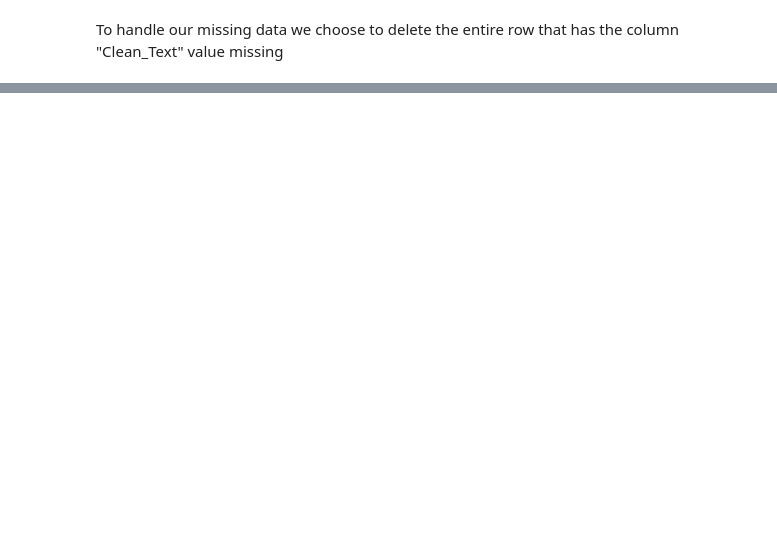
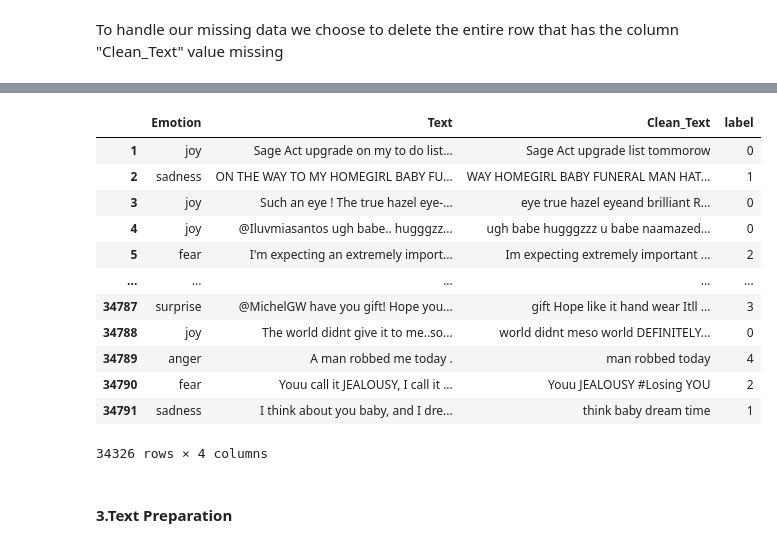
Before and after one commit to AKRAM-2002/End2End-nlp-project, a Jupyter notebook: notebooks/Emotion_Detection_Classifier.ipynb, the cells around one changed output, grey strips where cells are left out. Saved outputs shown, nothing was run; the diff lists cells and outputs as text; code cells hidden in the pictures; blank space fills up the shorter version.

```diff
--- a/notebooks/Emotion_Detection_Classifier.ipynb
+++ b/notebooks/Emotion_Detection_Classifier.ipynb
@@ -164,0 +213,17 @@ Conclusion: no our data is free of null values
+# %%
+# create a label mapping dictionary
+label_map = { "joy":0,
+              "sadness":1,
+              "fear":2,
+              "surprise":3,
+              "anger":4,
+              "shame":5,
+              "neutral":6,
+              "disgust":7}
+# %%
+def label_encode(data,label):
+    label=data[label].map(label_map)
+    return label
+# %%
+# replace the values using the label mapping dictionary
+df["label"] = label_encode(df, "Emotion")
@@ -164,0 +239,20 @@ Conclusion: no our data is free of null values
+# %%
+df = df.drop(["Text Length"],axis=1)
+# %%
+df
+# %% [output]
+|  | Emotion | Text | Clean_Text | label |
+| 1 | joy | Sage Act upgrade on my to do list... | Sage Act upgrade list tommorow | 0 |
+| 2 | sadness | ON THE WAY TO MY HOMEGIRL BABY FU... | WAY HOMEGIRL BABY FUNERAL MAN HAT... | 1 |
+| 3 | joy | Such an eye ! The true hazel eye-... | eye true hazel eyeand brilliant R... | 0 |
+| 4 | joy | @Iluvmiasantos ugh babe.. hugggzz... | ugh babe hugggzzz u babe naamazed... | 0 |
+| 5 | fear | I'm expecting an extremely import... | Im expecting extremely important ... | 2 |
+| ... | ... | ... | ... | ... |
+| 34787 | surprise | @MichelGW have you gift! Hope you... | gift Hope like it hand wear Itll ... | 3 |
+| 34788 | joy | The world didnt give it to me..so... | world didnt meso world DEFINITELY... | 0 |
+| 34789 | anger | A man robbed me today . | man robbed today | 4 |
+| 34790 | fear | Youu call it JEALOUSY, I call it ... | Youu JEALOUSY #Losing YOU | 2 |
+| 34791 | sadness | I think about you baby, and I dre... | think baby dream time | 1 |
+34326 rows × 4 columns
+# %% [markdown]
+#### 3.Text Preparation
```
Also changed, not shown: parts of 16 cells of this notebook.
